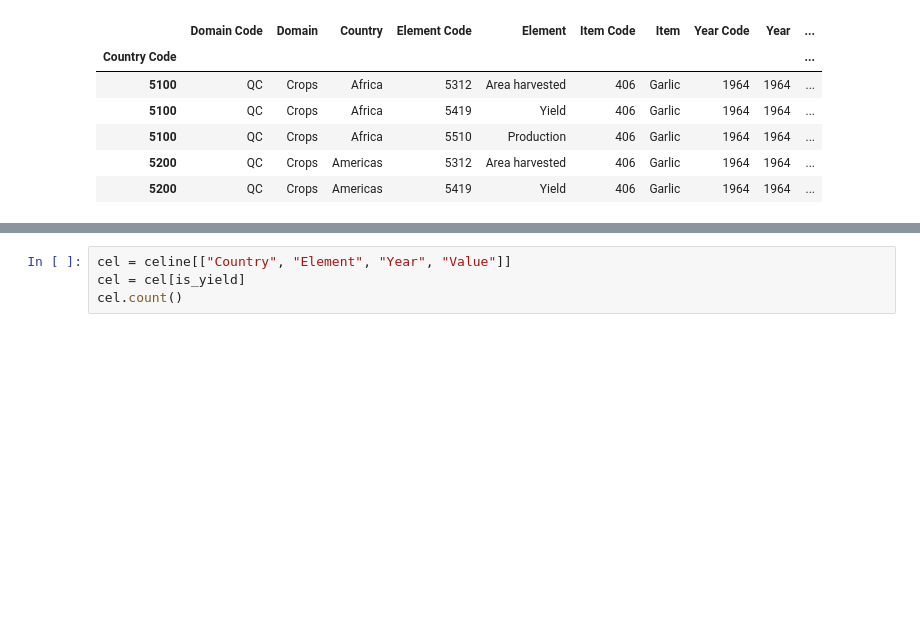
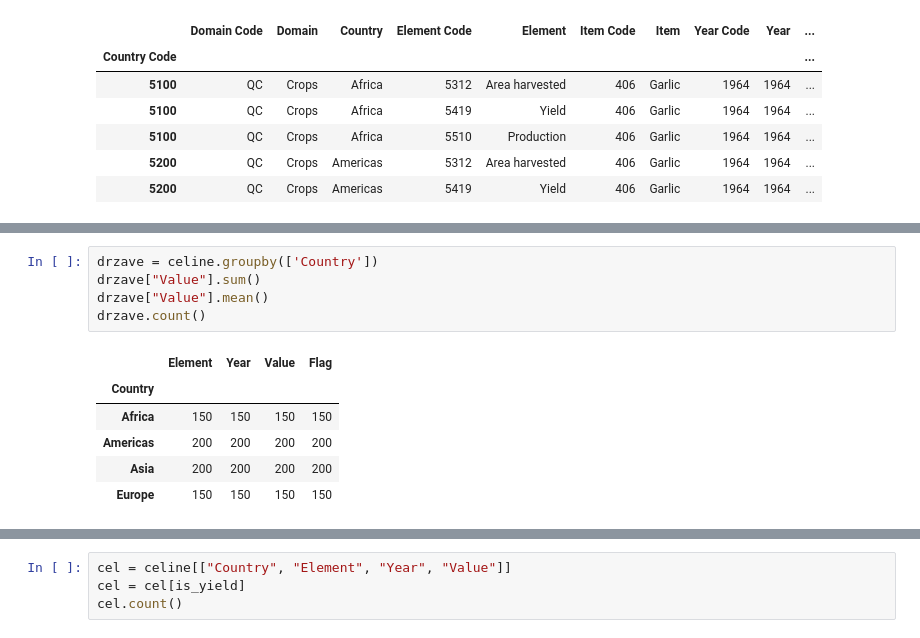
Before and after one commit to jakobvalic/analiza_cesna, a Jupyter notebook: Analiza_celine.ipynb, the cells around one changed output, grey strips where cells are left out. Drawn from its saved outputs; the diff is of its cells as text; blank space fills up the shorter version.

```diff
--- a/Analiza_celine.ipynb
+++ b/Analiza_celine.ipynb
@@ -54,3 +46,15 @@ celine
+# %%
+drzave = celine.groupby(['Country'])
+drzave["Value"].sum()
+drzave["Value"].mean()
+drzave.count()
+# %% [output]
+|  | Element | Year | Value | Flag |
+| Country |  |  |  |  |
+| Africa | 150 | 150 | 150 | 150 |
+| Americas | 200 | 200 | 200 | 200 |
+| Asia | 200 | 200 | 200 | 200 |
+| Europe | 150 | 150 | 150 | 150 |
 # %%
 is_yield = celine["Element"] == "Yield"
 pridelek = celine[is_yield]
```
Also changed, not shown: parts of 10 cells of this notebook.
